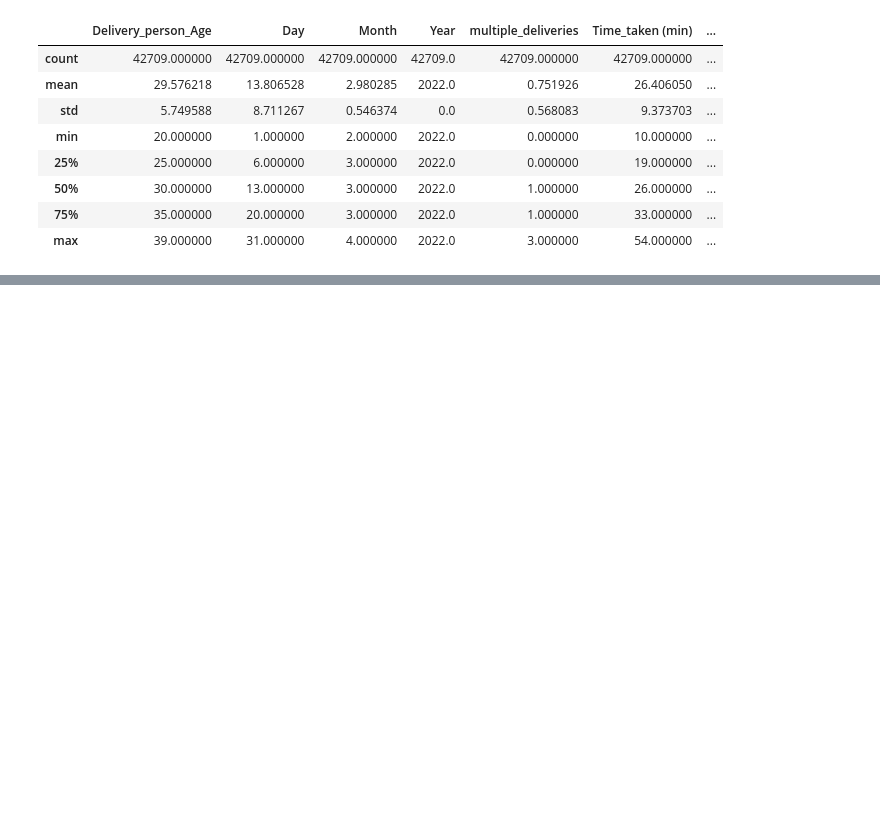
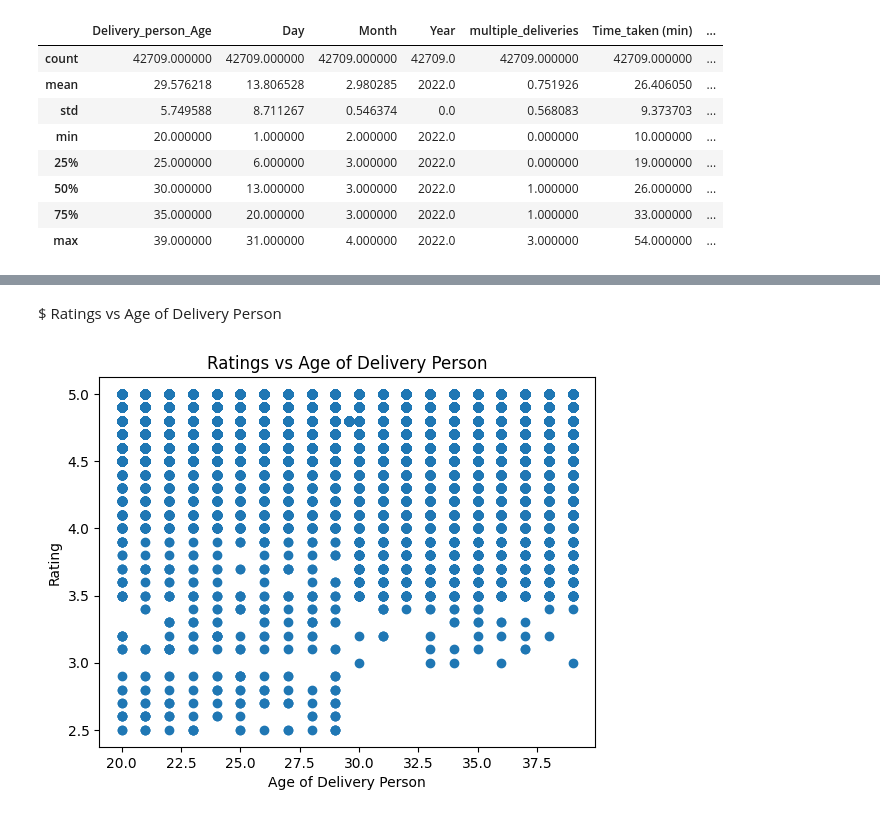
Before and after one commit to RanjitChavan7399/DEVL-MiniProject, a Jupyter notebook: miniproject.ipynb, the cells around one changed output, grey strips where cells are left out. Drawn from its saved outputs; the diff is of its cells as text; code cells hidden in the pictures; blank space fills up the shorter version.

```diff
--- a/miniproject.ipynb
+++ b/miniproject.ipynb
@@ -643,0 +678,12 @@ df.describe()
+# %% [markdown]
+$ Ratings vs Age of Delivery Person
+# %%
+Ratings = df['Delivery_person_Ratings']
+Delivery_person_Age = df['Delivery_person_Age']
+plt.scatter(Delivery_person_Age,Ratings)
+plt.title('Ratings vs Age of Delivery Person')
+plt.xlabel('Age of Delivery Person')
+plt.ylabel('Rating')
+plt.show()
+# %% [output]
+[figure, added]
```
Also changed, not shown: parts of 8 cells of this notebook.
